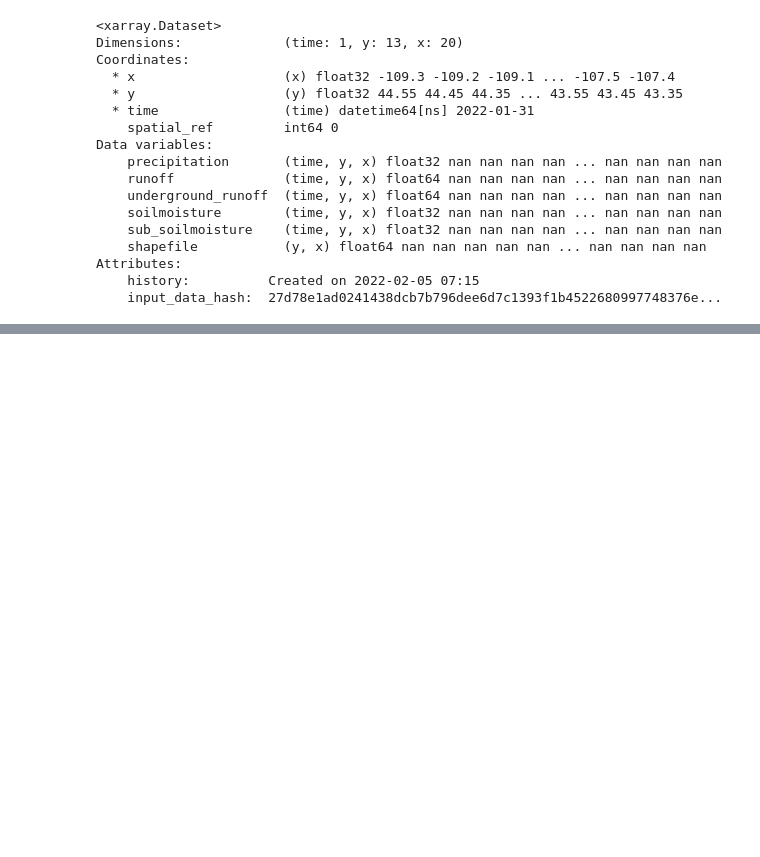
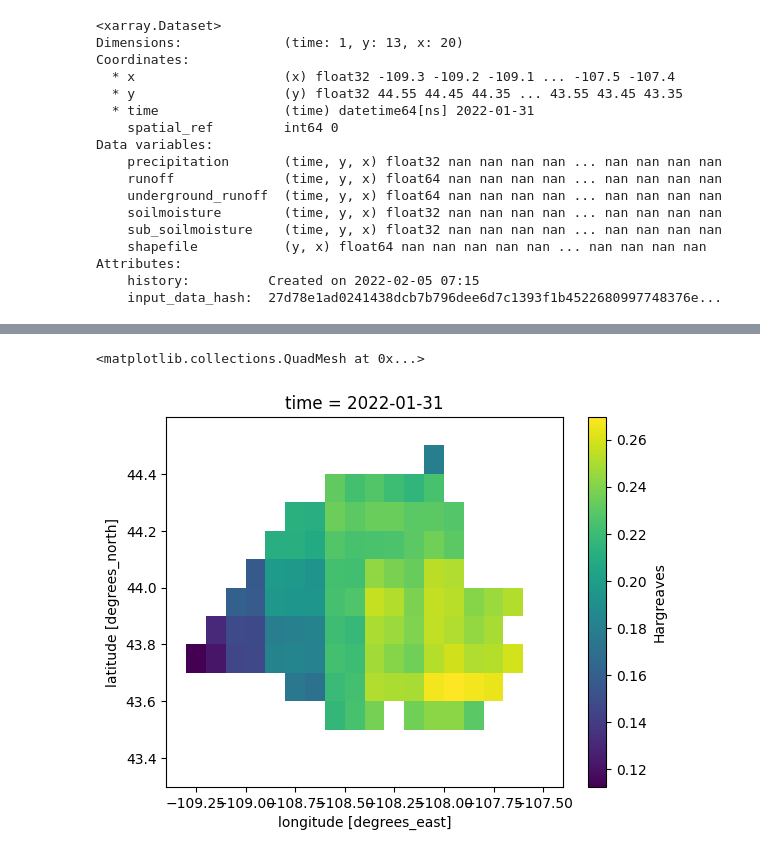
Before and after one commit to mahdi98mnm/WaterBalance_new, a Jupyter notebook: notebook/soil_content.ipynb, the cells around one changed output, grey strips where cells are left out. Drawn from its saved outputs; the diff is of its cells as text; code cells hidden in the pictures; blank space fills up the shorter version.

```diff
--- a/notebook/soil_content.ipynb
+++ b/notebook/soil_content.ipynb
@@ -122,0 +133,8 @@ with rasterio.open('path/to/raster.tif') as src:
+# %%
+with open("/content/drive/MyDrive/WaterBalance_new/notebook/Ea_pyet.pkl", "rb") as f:
+    Ea_pyet = pickle.load(f)
+
+Ea_pyet.Hargreaves.plot()
+# %% [output]
+<matplotlib.collections.QuadMesh at 0x...>
+[figure, added]
```
Also changed, not shown: parts of 3 cells of this notebook.
